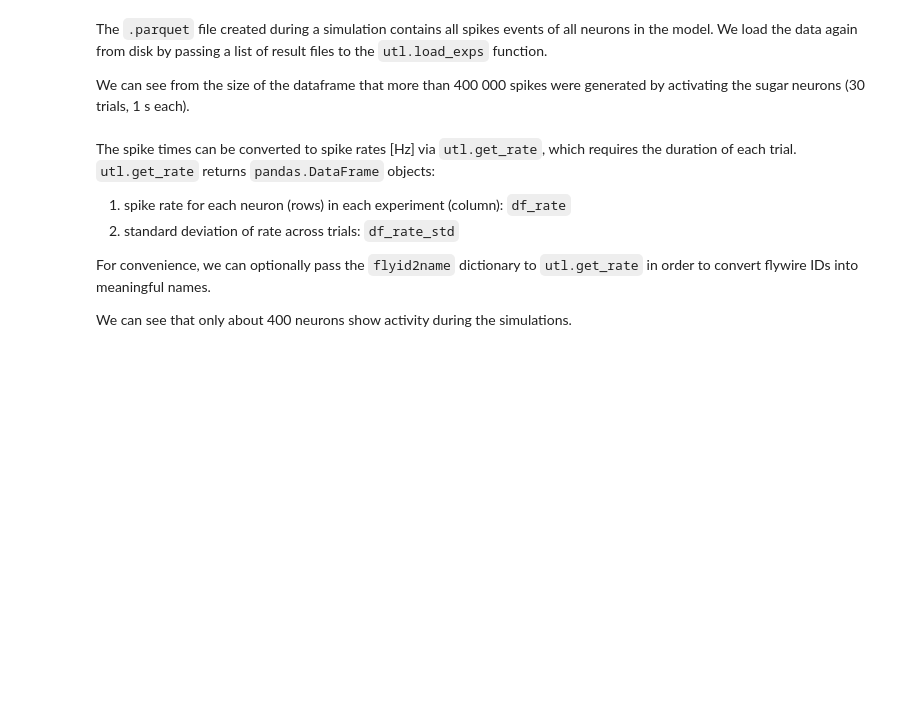
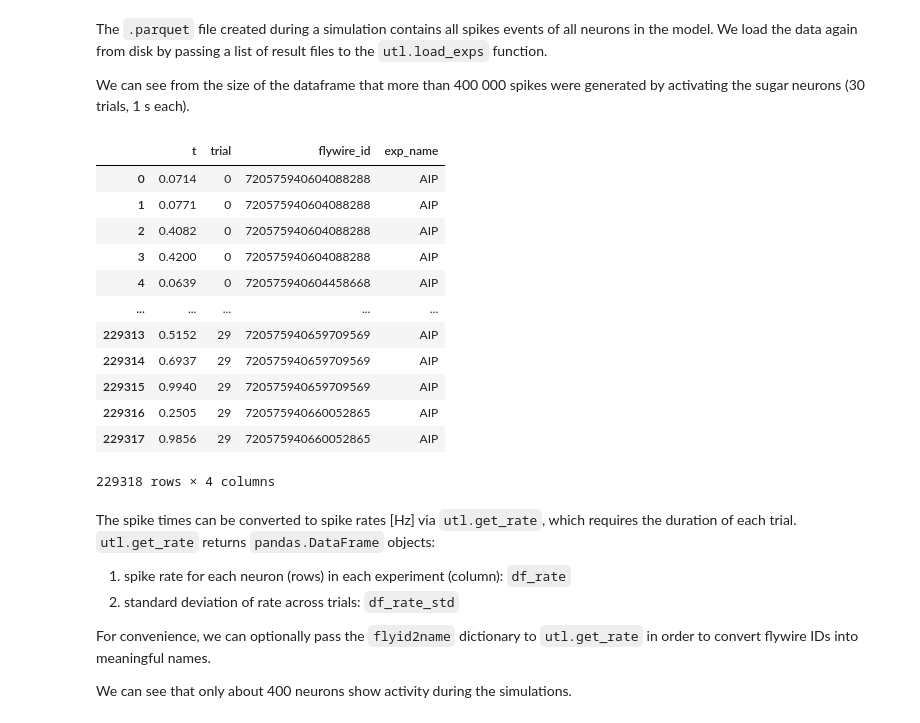
Before and after one commit to CesiumChloride/Drosophila_brain_model, a Jupyter notebook: example.ipynb, the cells around one changed output. Saved outputs shown, nothing was run; the diff lists cells and outputs as text; code cells hidden in the pictures; blank space fills up the shorter version.

```diff
--- a/example.ipynb
+++ b/example.ipynb
@@ -155,8 +182,22 @@ We can see from the size of the dataframe
 that more than 400 000 spikes were generated by activating the sugar neurons (30 trials, 1 s each).
 # %%
 # load data from disk
-df_spike = utl.load_exps([ './results/example/sugarR.parquet' ])
+df_spike = utl.load_exps([ './results/example/AIP.parquet' ])
 df_spike
+# %% [output]
+|  | t | trial | flywire_id | exp_name |
+| 0 | 0.0714 | 0 | 720575940604088288 | AIP |
+| 1 | 0.0771 | 0 | 720575940604088288 | AIP |
+| 2 | 0.4082 | 0 | 720575940604088288 | AIP |
+| 3 | 0.4200 | 0 | 720575940604088288 | AIP |
+| 4 | 0.0639 | 0 | 720575940604458668 | AIP |
+| ... | ... | ... | ... | ... |
+| 229313 | 0.5152 | 29 | 720575940659709569 | AIP |
+| 229314 | 0.6937 | 29 | 720575940659709569 | AIP |
+| 229315 | 0.9940 | 29 | 720575940659709569 | AIP |
+| 229316 | 0.2505 | 29 | 720575940660052865 | AIP |
+| 229317 | 0.9856 | 29 | 720575940660052865 | AIP |
+229318 rows × 4 columns
 # %% [markdown]
 The spike times can be converted to spike rates [Hz] via `utl.get_rate`, which requires the duration of each trial.
 `utl.get_rate` returns `pandas.DataFrame` objects:
```
Also changed, not shown: parts of 4 cells of this notebook.
